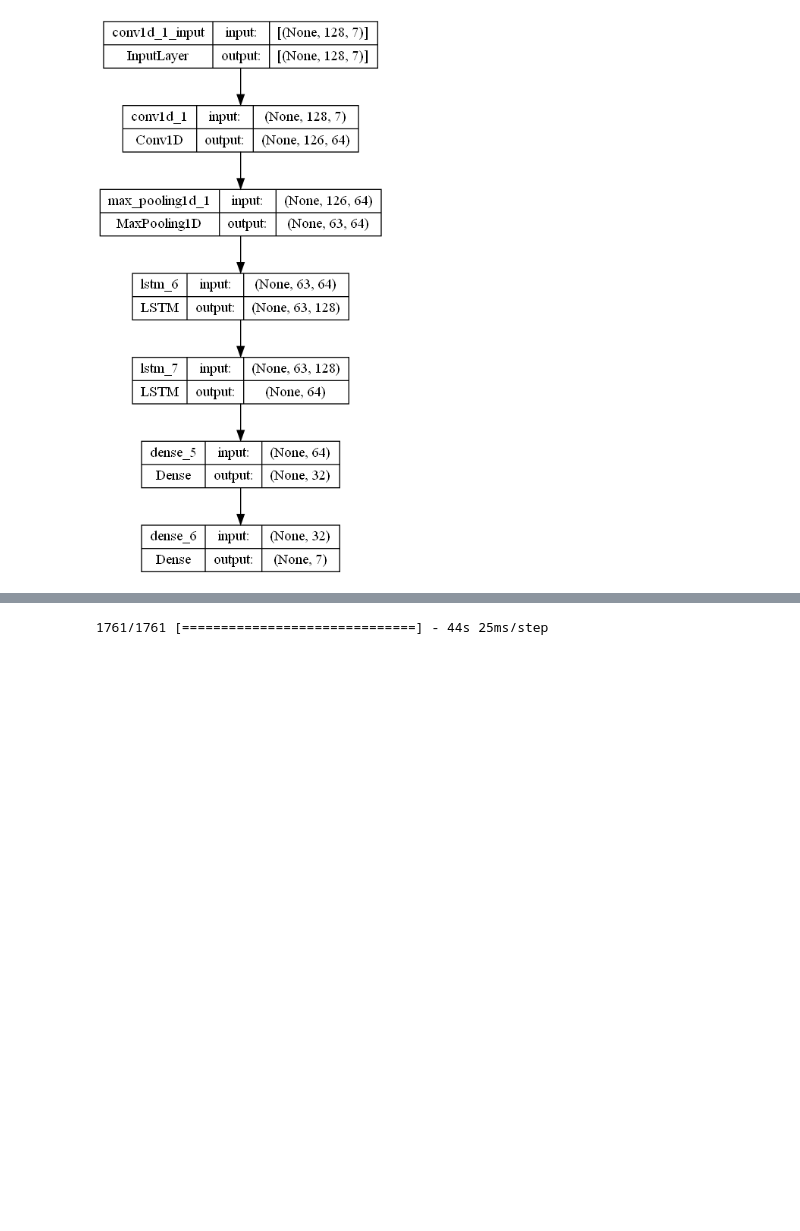
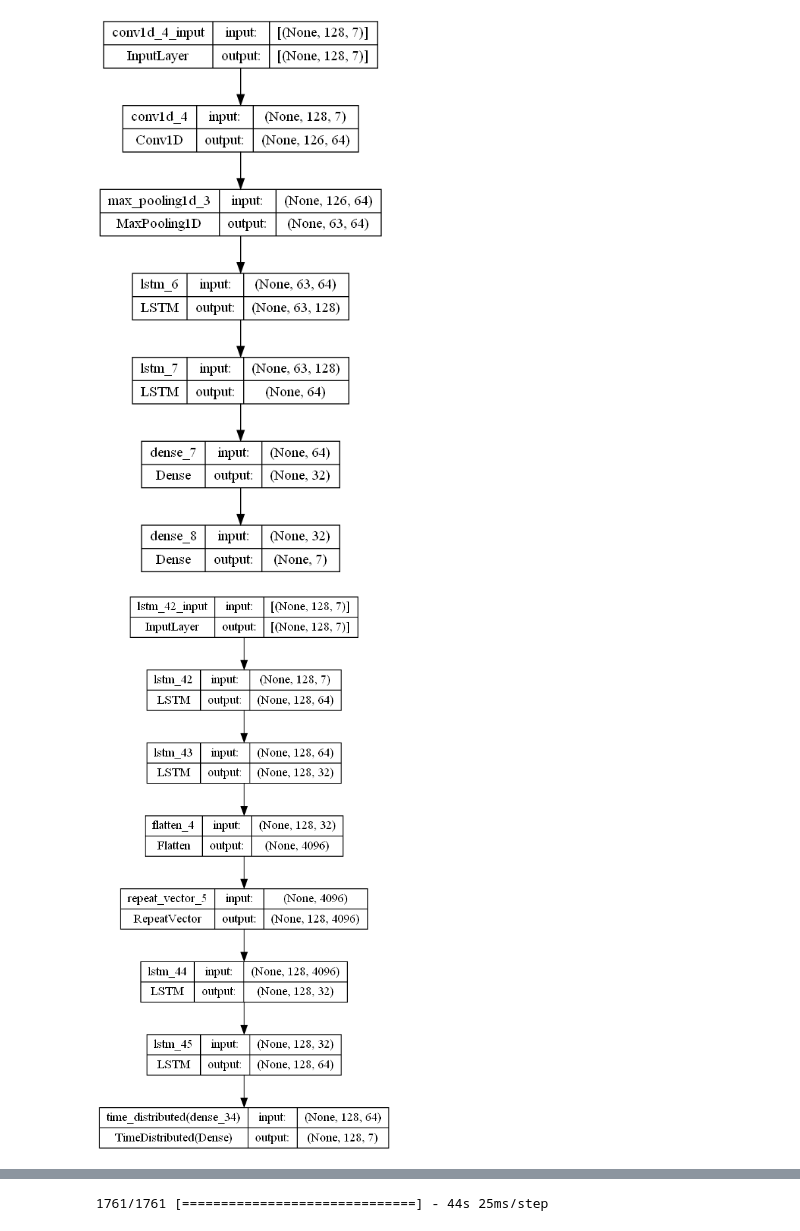
Before and after one commit to Enzo-hmdy/Secu_IOT_UQAC2, a Jupyter notebook: modell.ipynb, the cells around one changed output, grey strips where cells are left out. Saved outputs shown, nothing was run; the diff lists cells and outputs as text; code cells hidden in the pictures; blank space fills up the shorter version.

```diff
--- a/modell.ipynb
+++ b/modell.ipynb
@@ -245,6 +268,26 @@ model_RNN.add(keras.layers.Dense(7, activation='softmax'))
 model_RNN.compile(loss='sparse_categorical_crossentropy', optimizer='adam', metrics=['accuracy'])
 model_RNN.summary()
 
+model_rnn_lstm = keras.Sequential()
+model_rnn_lstm.add(keras.layers.SimpleRNN(128, input_shape=input_shape, return_sequences=True))
+model_rnn_lstm.add(keras.layers.SimpleRNN(128, return_sequences=True))
+model_rnn_lstm.add(keras.layers.SimpleRNN(64, return_sequences=True))
+model_rnn_lstm.add(keras.layers.LSTM(64))
+model_rnn_lstm.add(keras.layers.Dense(32, activation='relu'))
+model_rnn_lstm.add(keras.layers.Dense(7, activation='softmax'))
+model_rnn_lstm.compile(loss='sparse_categorical_crossentropy', optimizer='adam', metrics=['accuracy'])
+model_rnn_lstm.summary()
 
-model_list = [smodel_stacked_LSTM, model_single_LSTM, model_CNN, model_CNN_LSTM, model_bidirectional_LSTM, model_RNN]
+model_chelou = keras.Sequential()
+model_chelou.add(keras.layers.LSTM(64, activation='relu', input_shape=input_shape, return_sequences=True))
+model_chelou.add(keras.layers.LSTM(32, activation='relu', return_sequences=True))
+model_chelou.add(keras.layers.Flatten())
+model_chelou.add(keras.layers.RepeatVector(window_size))
+model_chelou.add(keras.layers.LSTM(32, activation='relu', return_sequences=True))
+model_chelou.add(keras.layers.LSTM(64, activation='relu', return_sequences=True))
+model_chelou.add(keras.layers.TimeDistributed(keras.layers.Dense(7)))
+model_chelou.compile(loss='sparse_categorical_crossentropy', optimizer='adam', metrics=['accuracy'])
+model_chelou.summary()
+
+model_list = [model_single_LSTM, model_CNN, model_CNN2, model_CNN_LSTM, model_bidirectional_LSTM, model_RNN, model_rnn_lstm, model_chelou]
 # %% [output]
@@ -315,6 +358,10 @@ plot_model(model_bidirectional_LSTM, to_file='model_plot.png', show_shapes=True,
 plot_model(model_CNN_LSTM, to_file='model_plot.png', show_shapes=True, show_layer_names=True)
 # %% [output]
 [figure]
+# %%
+plot_model(model_chelou, to_file='model_plot.png', show_shapes=True, show_layer_names=True)
+# %% [output]
+[figure, added]
 # %%
 #show GPU info
 !nvidia-smi
```
Also changed, not shown: parts of 20 cells of this notebook, 1 other file.
